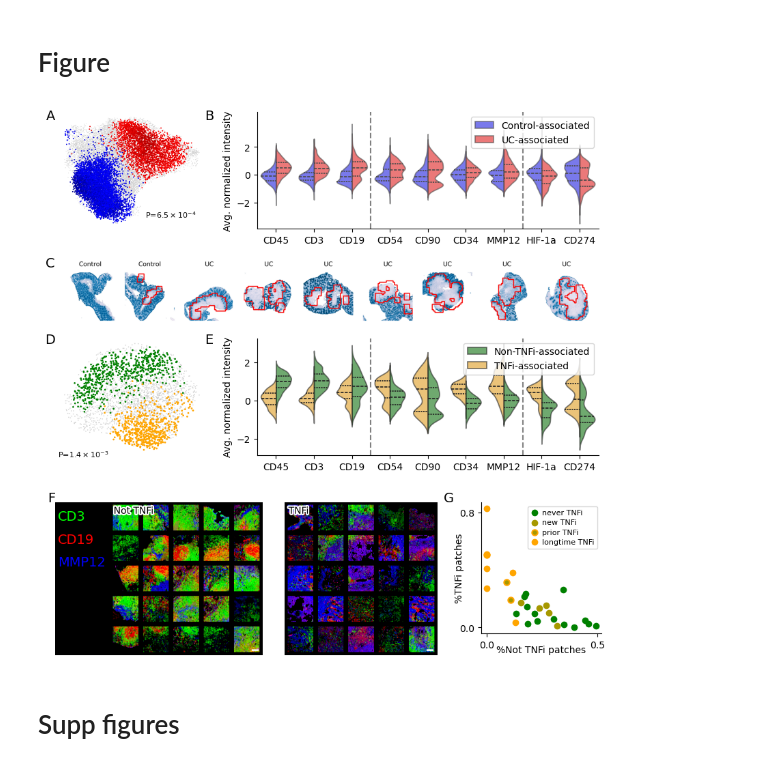
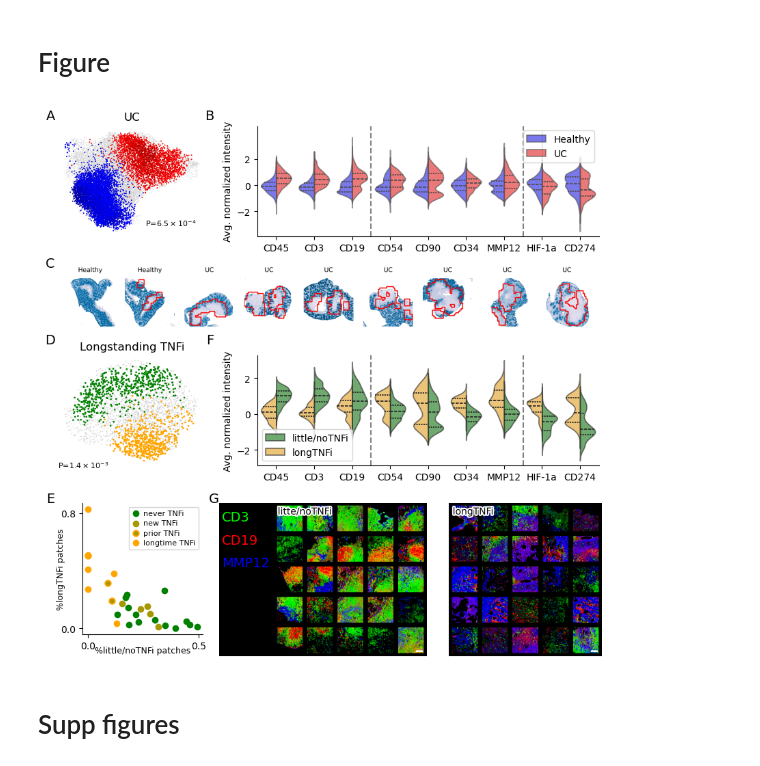
Before and after one commit to yakirr/vimapaper, a Jupyter notebook: UC/UC.3.makefigs.ipynb, the cells around one changed output. Drawn from its saved outputs; the diff is of its cells as text; code cells hidden in the pictures.

```diff
--- a/UC/UC.3.makefigs.ipynb
+++ b/UC/UC.3.makefigs.ipynb
@@ -192,10 +192,10 @@ markers_to_plot = both.loc[markers_to_plot].sort_values(by='UC', ascending=False
 # Figure
 # %%
 from importlib import reload; reload(vv)
-def umap(ax):
+def umap(ax, title=''):
     sc.pl.umap(d, ax=ax, show=False, s=2)
     sc.pl.umap(d[d.obs.ncorr_thresh != 0], color='ncorr_thresh', cmap='seismic', vmin=-1, vmax=1, s=7, ax=ax, show=False,
-               colorbar_loc=None, frameon=False, title='')
+               colorbar_loc=None, frameon=False, title=title)
 
     p = 0.0006499935000649994
     formatted = f"${p:.1e}"
@@ -207,10 +207,10 @@ def markerplot(ax, markers_to_plot):
     neg = d.obs.ncorr_thresh <= 0
     vv.diff_markers(pd.DataFrame(Mdense_avg, index=d.obs.index, columns=markers),
                     d.obs[pos].index, d.obs[neg].index, markers_to_plot, sort=False,
-                    labels=['UC-associated','Control-associated'], nmarkers=len(markers_to_plot), ascending=False,
+                    labels=['UC','Healthy'], nmarkers=len(markers_to_plot), ascending=False,
                     split=True, inner='quart', density_norm='count', alpha=0.6,
                     ax=ax, show=False,
-                    palette={'UC-associated': "red", 'Control-associated': "blue"})
+                    palette={'UC': "red", 'Healthy': "blue"})
     handles, labels = ax.get_legend_handles_labels()
     labels, handles = zip(*sorted(zip(labels, handles), key=lambda t: t[0]))
     ax.legend(handles, labels, title=None)
@@ -226,10 +226,10 @@ def markerplot_tnf(ax, markers_to_plot):
     neg = d_tnf.obs.ncorr_thresh < 0
     vv.diff_markers(Mdense_avg,
                     d_tnf.obs[neg].index, d_tnf.obs[pos].index, markers_to_plot, sort=False,
-                    labels=['Non-TNFi-associated', 'TNFi-associated'], nmarkers=len(markers_to_plot), ascending=False,
+                    labels=['little/noTNFi', 'longTNFi'], nmarkers=len(markers_to_plot), ascending=False,
                     ax=ax, show=False,
                     split=True, inner='quart', density_norm='count', alpha=0.6,
-                    palette={'TNFi-associated': "orange", 'Non-TNFi-associated': "green"})
+                    palette={'longTNFi': "orange", 'little/noTNFi': "green"})
     handles, labels = ax.get_legend_handles_labels()
     labels, handles = zip(*sorted(zip(labels, handles), key=lambda t: t[0]))
     ax.axvline(x=2.5, ls='--', color='gray')
@@ -265,10 +265,10 @@ def clust_examples(ax, mask, cmap, label, nx=3, ny=3, seed=0):
 from matplotlib.patheffects import withStroke
 from matplotlib.colors import LinearSegmentedColormap
 go_cmap = LinearSegmentedColormap.from_list("green_orange_divergent", ["green", "white", "orange"])
-def umap_tnf(ax):
+def umap_tnf(ax, title=''):
     sc.pl.umap(d_tnf, ax=ax, show=False, s=5)
     sc.pl.umap(d_tnf[d_tnf.obs.ncorr_thresh != 0], color='ncorr_thresh', cmap=go_cmap, vmin=-0.4, vmax=0.4, s=15, ax=ax, show=False,
-               colorbar_loc=None, frameon=False, title='')
+               colorbar_loc=None, frameon=False, title=title)
 
     p = 0.0013799862001379986
     formatted = f"${p:.1e}"
@@ -294,7 +294,7 @@ def spatialplot(ax, samples, sids, marker, highlight, ncols=5, vmin=-2, vmax=2):
         mask = vds.union_patches_in_sample(mypatches[myhighlight != 0], samples_m[sid])
         boundary = vds.get_boundary(mask.data, [1,0,0,1], thickness=5)
         ax_.imshow(boundary)
-        ax_.set_title('Control' if 'HC' in sid else 'UC', fontsize=6)
+        ax_.set_title('Healthy' if 'HC' in sid else 'UC', fontsize=6)
         ax_.axis('off')
     # fig.patch.set_facecolor('black')
     buff = BytesIO()
@@ -353,8 +353,8 @@ def cnascore(ax):
         handletextpad=0.5,  # Reduce space between marker and label
         borderpad=0.4,  # Reduce padding around the edges
         fontsize=fs_legend)  # Adjust font size (optional))
-    ax.set_xlabel('%Not TNFi patches', fontsize=fs_axislabel, labelpad=-5)
-    ax.set_ylabel('%TNFi patches', fontsize=fs_axislabel, labelpad=-5)
+    ax.set_xlabel('%little/noTNFi patches', fontsize=fs_axislabel-1, labelpad=-5)
+    ax.set_ylabel('%longTNFi patches', fontsize=fs_axislabel-1, labelpad=-5)
     ax.set_xticks([0,0.5]); ax.set_yticks([0,0.8])
 
     ax.spines[['right','top']].set_visible(False)
@@ -362,43 +362,45 @@ def cnascore(ax):
 from matplotlib.gridspec import GridSpec
 
 figsize = (8,8); ar = figsize[0]/figsize[1]
 insetw = 0.28
 fig = plt.figure(figsize=figsize, constrained_layout=True)
 width_ratios = np.array([1, 1, 1])
 height_ratios = np.array([1, 0.7, 1, 1.5])
 
 gs = GridSpec(4, 3, width_ratios=width_ratios, height_ratios=height_ratios, figure=fig)
-umap(fig.add_subplot(gs[0,0]))
+umap(fig.add_subplot(gs[0,0]), title='UC')
 markerplot(fig.add_subplot(gs[0,1:]), markers_to_plot)
 
 sids = ['HC3','HC5','UC24','UC15','UC3','UC4b','UC6','UC2a','UC12']
 spatialplot(fig.add_subplot(gs[1,:]), samples_m, sids, 'Cytokeratin', d.obs.ncorr_thresh > 0, ncols=len(sids))
-umap_tnf(fig.add_subplot(gs[2,0]))
+umap_tnf(fig.add_subplot(gs[2,0]), title='Longstanding TNFi')
 markerplot_tnf(fig.add_subplot(gs[2,1:]), markers_to_plot)
 
 lastrow = fig.add_subplot(gs[3,:])
 lastrow.axis('off')
 
-small_color_legend(fig.add_axes([0, 0, 0.11, ar*insetw]), tbf_cmap)
+cnascore(fig.add_axes([0.05,0.04,0.22,ar*insetw-0.04]))
+
+small_color_legend(fig.add_axes([0.3, 0, 0.11, ar*insetw]), tbf_cmap)
 mask = d.obs.index.isin(d_tnf.obs[d_tnf.obs.ncorr_thresh < 0].index)
-clust_examples(fig.add_axes([0.1,0,insetw,ar*insetw]), mask, tbf_cmap, 'Not TNFi', nx=5, ny=5, seed=0)
+clust_examples(fig.add_axes([0.4,0,insetw,ar*insetw]), mask, tbf_cmap, 'litte/noTNFi', nx=5, ny=5, seed=0)
 mask = d.obs.index.isin(d_tnf.obs[d_tnf.obs.ncorr_thresh > 0].index)
-clust_examples(fig.add_axes([0.42,0,insetw,ar*insetw]), mask, tbf_cmap, 'TNFi', nx=5, ny=5, seed=0)
-cnascore(fig.add_axes([0.78,0.04,1-0.78,ar*insetw-0.04]))
+clust_examples(fig.add_axes([0.72,0,insetw,ar*insetw]), mask, tbf_cmap, 'longTNFi', nx=5, ny=5, seed=0)
 
 # subpart labels
 fig.text(0, 1, 'A', fontsize=fs_figsubpanel, fontweight='medium', va='top', ha='right')
 fig.text(0.29, 1, 'B', fontsize=fs_figsubpanel, fontweight='medium', va='top', ha='right')
 fig.text(0, 0.73, 'C', fontsize=fs_figsubpanel, fontweight='medium', va='top', ha='right')
 fig.text(0, 0.59, 'D', fontsize=fs_figsubpanel, fontweight='medium', va='top', ha='right')
-fig.text(0.29, 0.59, 'E', fontsize=fs_figsubpanel, fontweight='medium', va='top', ha='right')
-fig.text(0, ar*insetw+0.02, 'F', fontsize=fs_figsubpanel, fontweight='medium', va='top', ha='right')
-fig.text(0.73, ar*insetw+0.02, 'G', fontsize=fs_figsubpanel, fontweight='medium', va='top', ha='right')
+fig.text(0, ar*insetw+0.02, 'E', fontsize=fs_figsubpanel, fontweight='medium', va='top', ha='right')
+fig.text(0.29, 0.59, 'F', fontsize=fs_figsubpanel, fontweight='medium', va='top', ha='right')
+fig.text(0.3, ar*insetw+0.02, 'G', fontsize=fs_figsubpanel, fontweight='medium', va='top', ha='right')
 
 fig.savefig('../_main/fig.UC.pdf', bbox_inches='tight', dpi=800)
+fig.savefig('../_main/fig.UC.png', bbox_inches='tight', dpi=500)
 fig.show()
 # %% [output]
-[figure, old version]
+[figure, new version]
 # %% [markdown]
 # Supp figures
 # %% [markdown]
```
Also changed, not shown: parts of 5 cells of this notebook, 53 other files.
